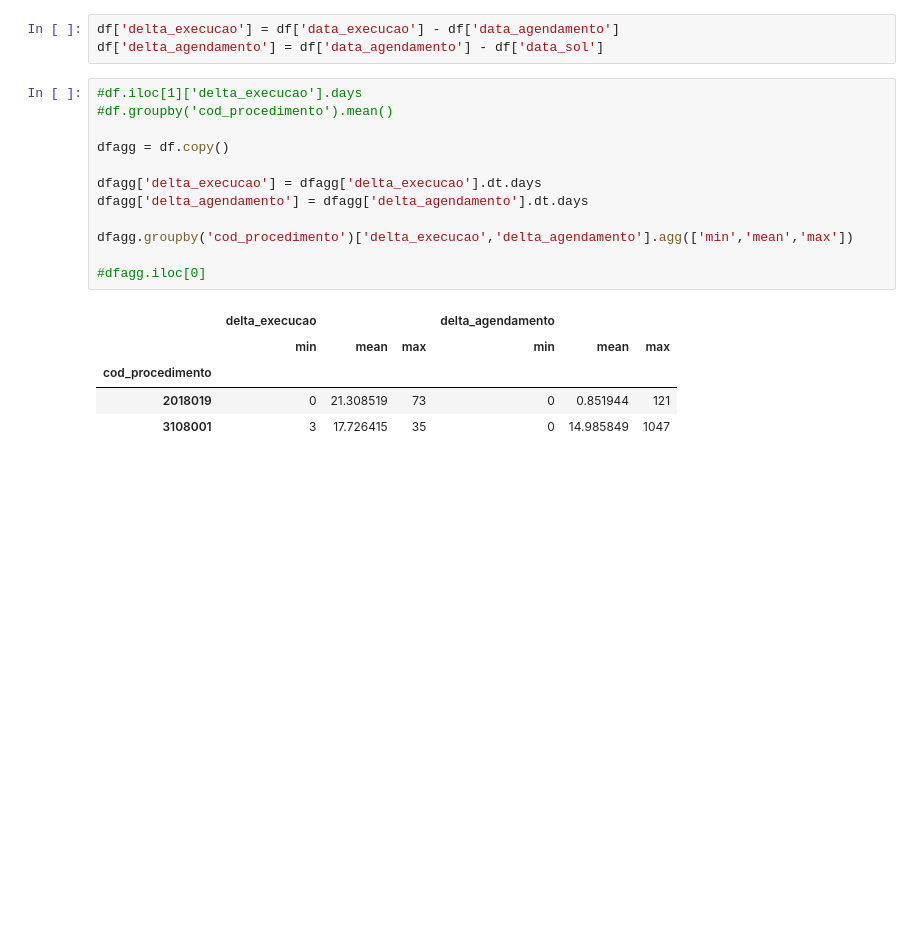
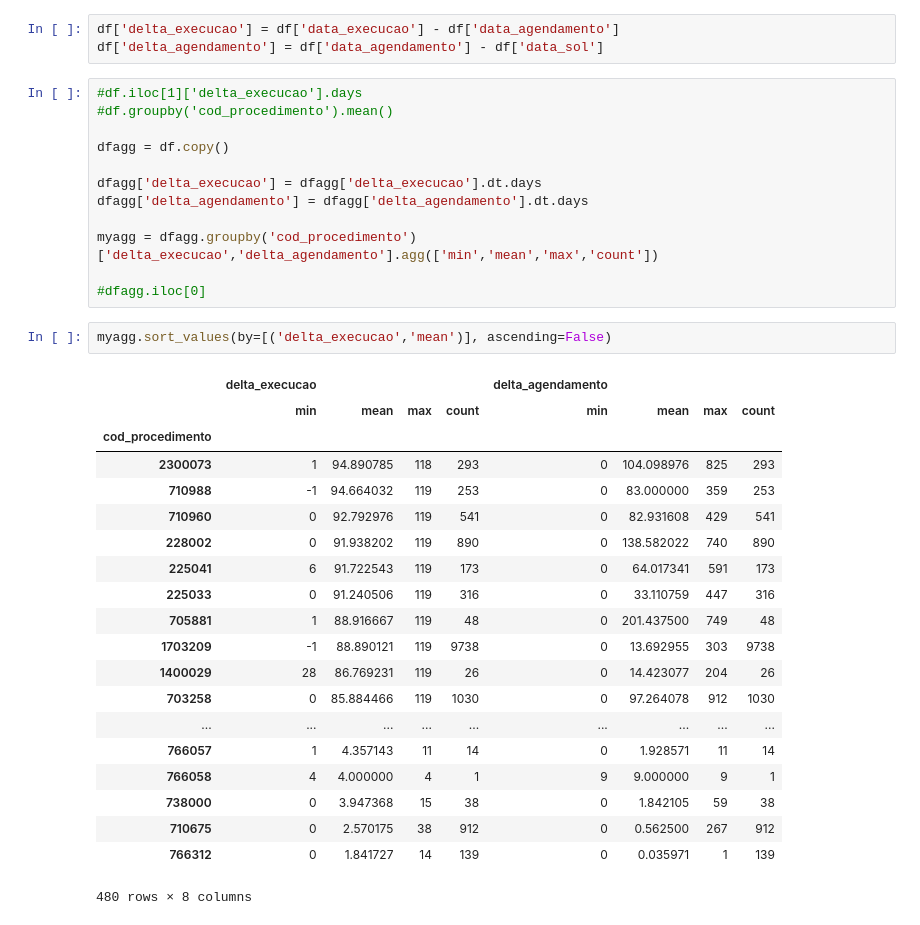
Before and after one commit to danielesteves/sisreg, a Jupyter notebook: Untitled.ipynb, the cells around one changed output. Cells and saved outputs as stored; diff of their text form; blank space fills up the shorter version.

```diff
--- a/Untitled.ipynb
+++ b/Untitled.ipynb
@@ -129,12 +119,29 @@ dfagg = df.copy()
 dfagg['delta_execucao'] = dfagg['delta_execucao'].dt.days
 dfagg['delta_agendamento'] = dfagg['delta_agendamento'].dt.days
 
-dfagg.groupby('cod_procedimento')['delta_execucao','delta_agendamento'].agg(['min','mean','max'])
+myagg = dfagg.groupby('cod_procedimento')['delta_execucao','delta_agendamento'].agg(['min','mean','max','count'])
 
 #dfagg.iloc[0]
-# %% [output]
-|  | delta_execucao |  |  | delta_agendamento |  |  |
-|  | min | mean | max | min | mean | max |
-| cod_procedimento |  |  |  |  |  |  |
-| 2018019 | 0 | 21.308519 | 73 | 0 | 0.851944 | 121 |
-| 3108001 | 3 | 17.726415 | 35 | 0 | 14.985849 | 1047 |
+# %%
+myagg.sort_values(by=[('delta_execucao','mean')], ascending=False)
+# %% [output]
+|  | delta_execucao |  |  |  | delta_agendamento |  |  |  |
+|  | min | mean | max | count | min | mean | max | count |
+| cod_procedimento |  |  |  |  |  |  |  |  |
+| 2300073 | 1 | 94.890785 | 118 | 293 | 0 | 104.098976 | 825 | 293 |
+| 710988 | -1 | 94.664032 | 119 | 253 | 0 | 83.000000 | 359 | 253 |
+| 710960 | 0 | 92.792976 | 119 | 541 | 0 | 82.931608 | 429 | 541 |
+| 228002 | 0 | 91.938202 | 119 | 890 | 0 | 138.582022 | 740 | 890 |
+| 225041 | 6 | 91.722543 | 119 | 173 | 0 | 64.017341 | 591 | 173 |
+| 225033 | 0 | 91.240506 | 119 | 316 | 0 | 33.110759 | 447 | 316 |
+| 705881 | 1 | 88.916667 | 119 | 48 | 0 | 201.437500 | 749 | 48 |
+| 1703209 | -1 | 88.890121 | 119 | 9738 | 0 | 13.692955 | 303 | 9738 |
+| 1400029 | 28 | 86.769231 | 119 | 26 | 0 | 14.423077 | 204 | 26 |
+| 703258 | 0 | 85.884466 | 119 | 1030 | 0 | 97.264078 | 912 | 1030 |
+| ... | ... | ... | ... | ... | ... | ... | ... | ... |
+| 766057 | 1 | 4.357143 | 11 | 14 | 0 | 1.928571 | 11 | 14 |
+| 766058 | 4 | 4.000000 | 4 | 1 | 9 | 9.000000 | 9 | 1 |
+| 738000 | 0 | 3.947368 | 15 | 38 | 0 | 1.842105 | 59 | 38 |
+| 710675 | 0 | 2.570175 | 38 | 912 | 0 | 0.562500 | 267 | 912 |
+| 766312 | 0 | 1.841727 | 14 | 139 | 0 | 0.035971 | 1 | 139 |
+480 rows × 8 columns
```
Also changed, not shown: parts of 11 cells of this notebook.
